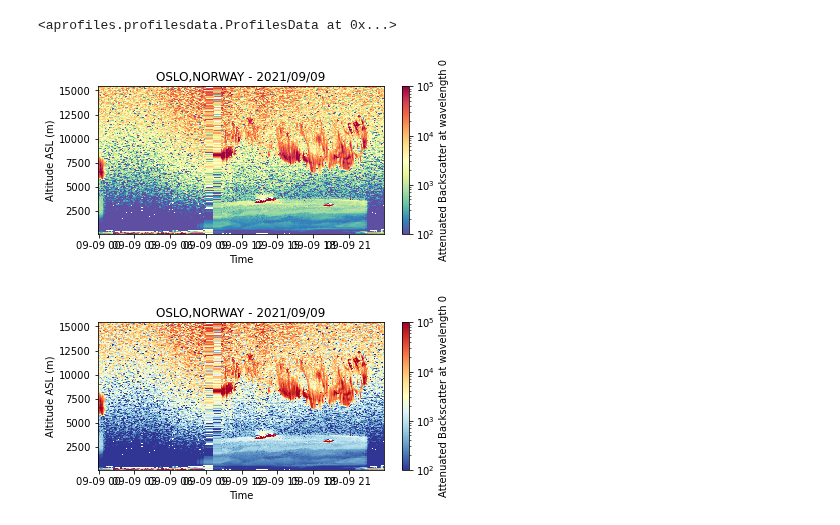
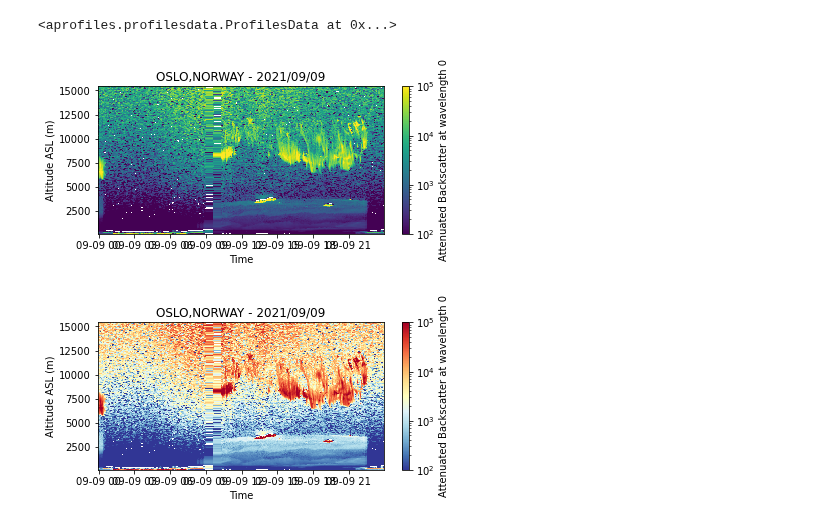
Before and after one commit to AugustinMortier/a-profiles, a Jupyter notebook: dev.ipynb, the cells around one changed output. Cells and saved outputs as stored; diff of their text form; code cells hidden in the pictures.

```diff
--- a/dev.ipynb
+++ b/dev.ipynb
@@ -12,9 +12,9 @@ profiles.gaussian_filter(sigma=0.2, inplace=True)
 # %% [output]
 <aprofiles.profilesdata.ProfilesData at 0x...>
 # %%
-profiles.quickplot(vmin=1e2, vmax=1e5, log=True, cmap='Spectral_r')
+profiles.quickplot(vmin=1e2, vmax=1e5, log=True, cmap='viridis')
 # %% [output]
-[figure, old version]
+[figure, new version]
 # %%
 profiles.quickplot(vmin=1e2, vmax=1e5, log=True)
 # %% [output]
```
Also changed, not shown: 3 other files.
